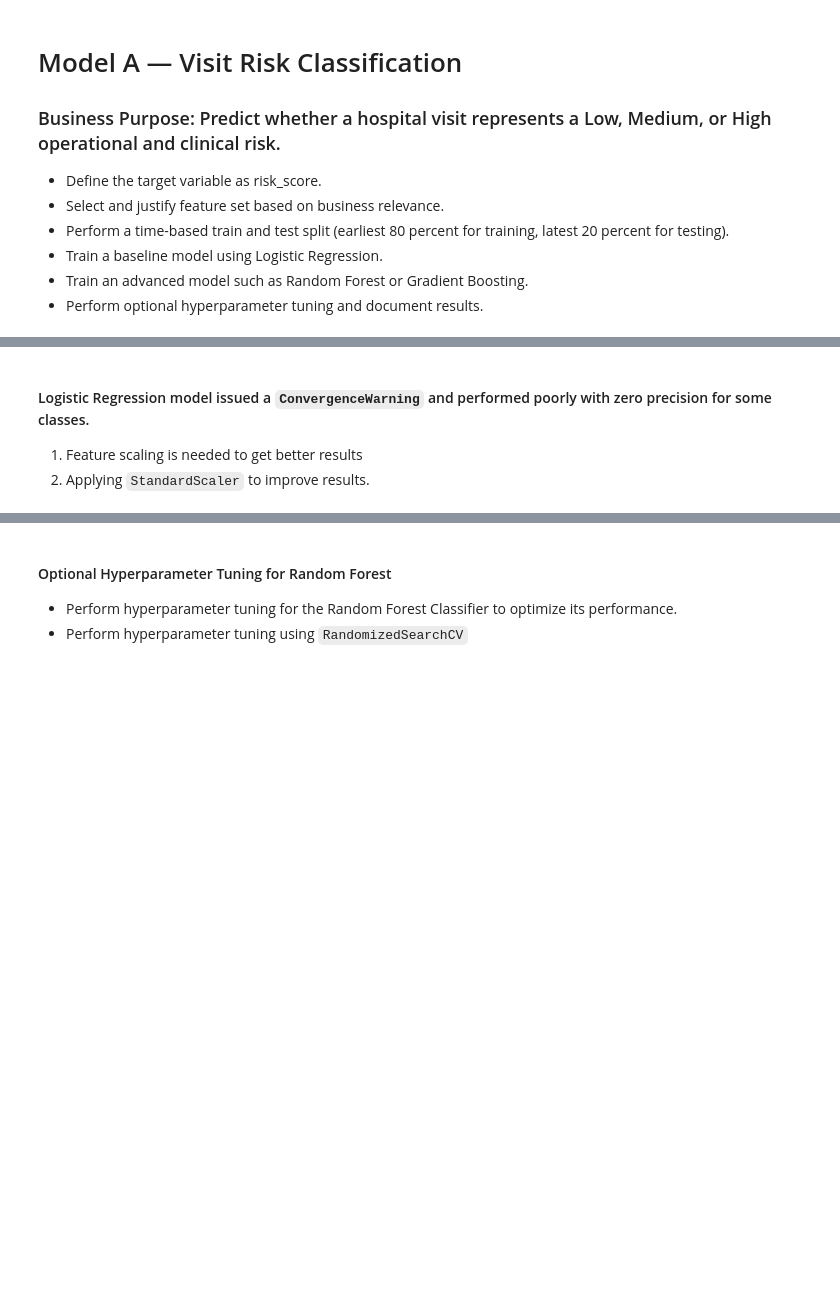
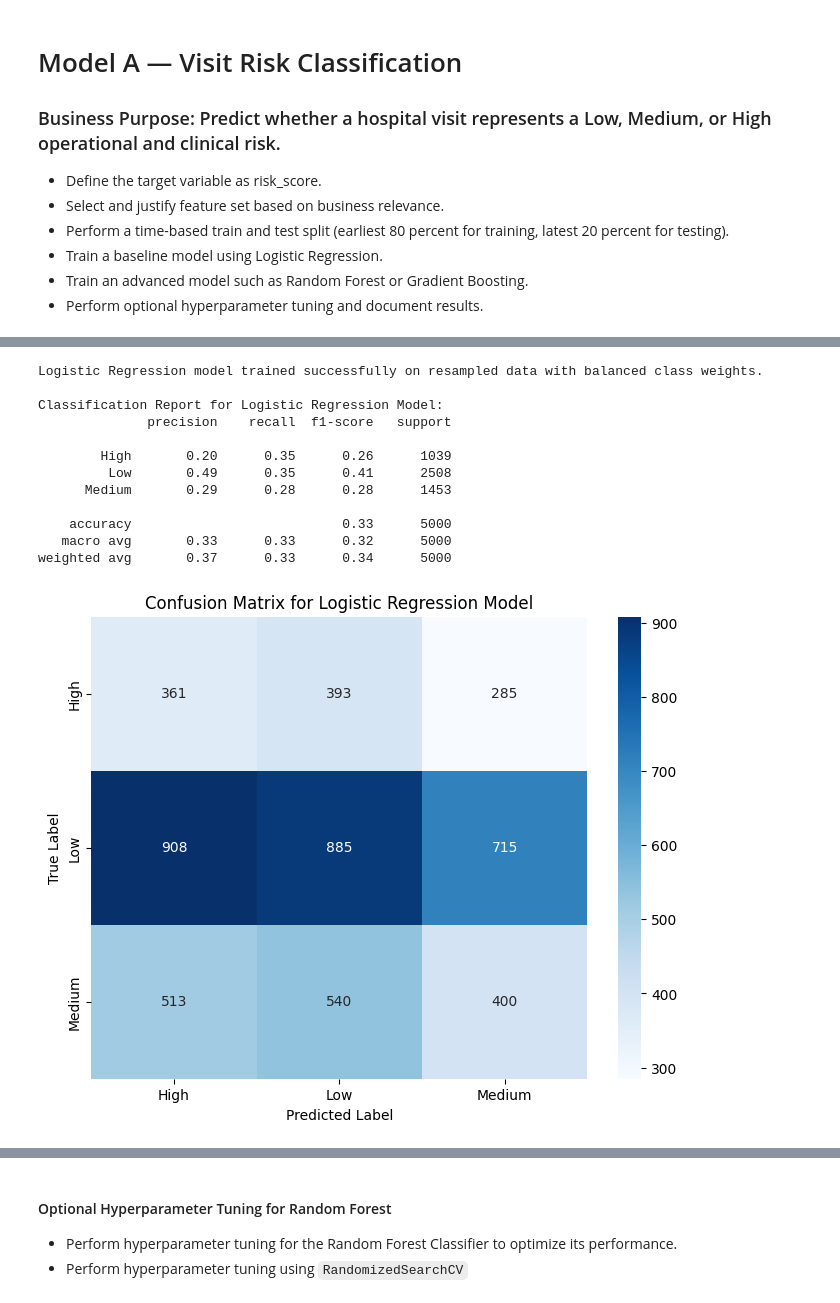
Before and after one commit to rahilkhan-acadmic/APAIML-GradedMiniProject, a Jupyter notebook: capstone/02_risk_model.ipynb, the cells around one changed output, grey strips where cells are left out. Cells and saved outputs as stored; diff of their text form; code cells hidden in the pictures; blank space fills up the shorter version.

```diff
--- a/capstone/02_risk_model.ipynb
+++ b/capstone/02_risk_model.ipynb
@@ -157,0 +442,18 @@ print("Unique values in encoded train_y:", pd.Series(train_y).unique())
+# %%
+# Performing class imbalance and mitigation beforehand to streamline process and model convergence.
+import warnings
+warnings.filterwarnings('ignore')
+
+# Utilizing SMOTE to address class imabalance and its mitigation
+# Import SMOTE
+from imblearn.over_sampling import SMOTE
+
+# Instantiate SMOTE
+smote = SMOTE(random_state=42)
+
+# Apply SMOTE to the training data
+X_resampled, y_resampled = smote.fit_resample(train_X, train_y['risk_score_encoded'])
+
+# Display the value counts of the resampled target to show the new class distribution
+print("Class distribution after SMOTE:")
+print(y_resampled.value_counts())
@@ -158,29 +477,44 @@ print("Unique values in encoded train_y:", pd.Series(train_y).unique())
 # %%
-# Train a baseline model using Logistic Regression.
-logistic_model = LogisticRegression(max_iter=1000, random_state=42)
-logistic_model.fit(train_X, train_y)
+# Applying LogisticRegression
 
-y_pred = logistic_model.predict(test_x)
+# Instantiate Logistic Regression model with class_weight='balanced'
+log_reg_model = LogisticRegression(random_state=42, max_iter=1000, class_weight='balanced')
 
-accuracy = accuracy_score(test_y, y_pred)
-print(f"Accuracy Score: {accuracy:.4f}")
+# Fit the model to the resampled training data
+log_reg_model.fit(X_resampled, y_resampled)
 
-print("\nClassification Report:")
-print(classification_report(test_y, y_pred))
+print("Logistic Regression model trained successfully on resampled data with balanced class weights.")
 
-print("\nConfusion Matrix:")
-cm_log_reg = confusion_matrix(test_y, y_pred)
-# print(rs_log_reg)
+# Model Evaluation
+# 1. Use the trained log_reg_model to make predictions on the test_x features
+y_pred_log_reg = log_reg_model.predict(test_x)
+
+# 2. Generate a classification report
+print("\nClassification Report for Logistic Regression Model:")
+print(classification_report(test_y['risk_score_encoded'], y_pred_log_reg, target_names=le.classes_))
+
+# 3. Create a confusion matrix
+cm_log_reg = confusion_matrix(test_y['risk_score_encoded'], y_pred_log_reg)
 
 # 4. Display the confusion matrix using a heatmap
 plt.figure(figsize=(8, 6))
 sns.heatmap(cm_log_reg, annot=True, fmt='d', cmap='Blues',
             xticklabels=le.classes_, yticklabels=le.classes_)
 plt.xlabel('Predicted Label')
 plt.ylabel('True Label')
 plt.title('Confusion Matrix for Logistic Regression Model')
 plt.show()
+# %% [output]
+Logistic Regression model trained successfully on resampled data with balanced class weights.
+
+Classification Report for Logistic Regression Model:
+              precision    recall  f1-score   support
+
+        High       0.20      0.35      0.26      1039
+         Low       0.49      0.35      0.41      2508
+      Medium       0.29      0.28      0.28      1453
+
+    accuracy                           0.33      5000
+   macro avg       0.33      0.33      0.32      5000
+weighted avg       0.37      0.33      0.34      5000
+[figure, added]
-# %% [markdown]
-#### Logistic Regression model issued a `ConvergenceWarning` and performed poorly with zero precision for some classes.
-1. Feature scaling is needed to get better results
-2. Applying `StandardScaler` to improve results.
```
Also changed, not shown: parts of 44 cells of this notebook.
